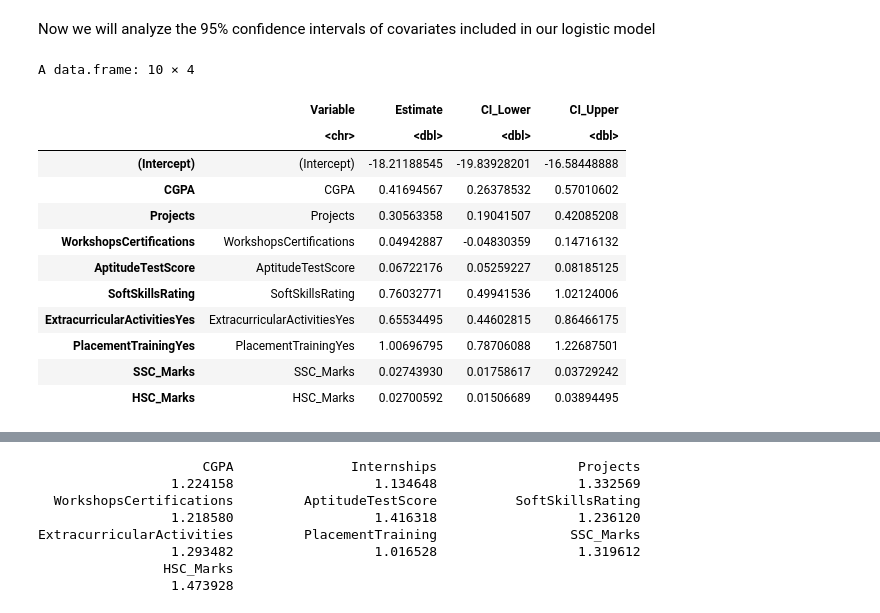
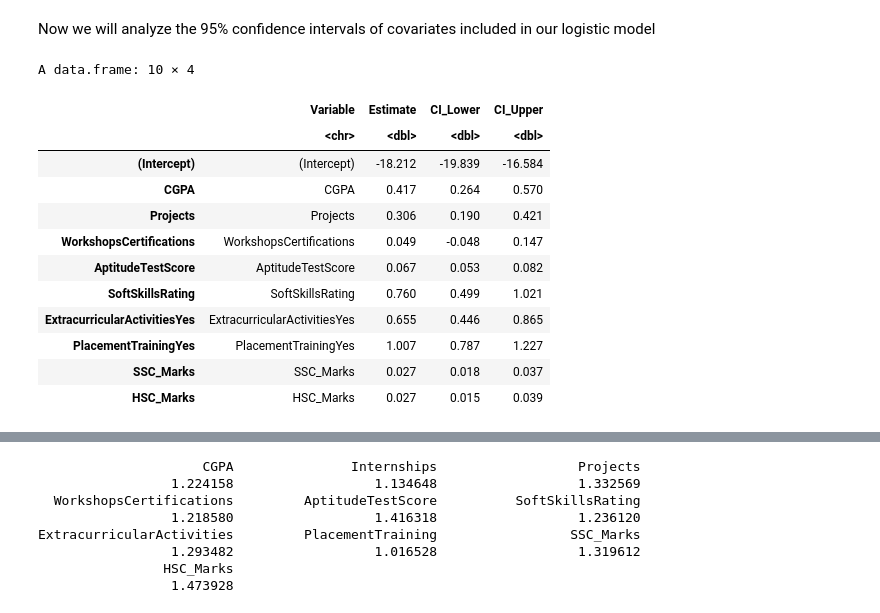
Before and after one commit to anniew02/placement-data, a Jupyter notebook: FinalProject.ipynb, the cells around one changed output, grey strips where cells are left out. Saved outputs shown, nothing was run; the diff lists cells and outputs as text; code cells hidden in the pictures.

```diff
--- a/FinalProject.ipynb
+++ b/FinalProject.ipynb
@@ -260,29 +260,29 @@ Now we will analyze the 95% confidence intervals of covariates included in our l
 # %%
 coefs <- summary(logistic_model)$coefficients[, 1]
 std_errs <- summary(logistic_model)$coefficients[, 2]
 
 ci_lower <- coefs - 1.96 * std_errs
 ci_upper <- coefs + 1.96 * std_errs
 
 coef_df <- data.frame(
   Variable = names(coefs),
-  Estimate = coefs,
-  CI_Lower = ci_lower,
-  CI_Upper = ci_upper
+  Estimate = round(coefs,3),
+  CI_Lower = round(ci_lower, 3),
+  CI_Upper = round(ci_upper, 3)
 )
 
 coef_df
 # %% [output]
 A data.frame: 10 × 4
 |  | Variable | Estimate | CI_Lower | CI_Upper |
 |  | <chr> | <dbl> | <dbl> | <dbl> |
-| (Intercept) | (Intercept) | -18.21188545 | -19.83928201 | -16.58448888 |
-| CGPA | CGPA | 0.41694567 | 0.26378532 | 0.57010602 |
-| Projects | Projects | 0.30563358 | 0.19041507 | 0.42085208 |
-| WorkshopsCertifications | WorkshopsCertifications | 0.04942887 | -0.04830359 | 0.14716132 |
-| AptitudeTestScore | AptitudeTestScore | 0.06722176 | 0.05259227 | 0.08185125 |
-| SoftSkillsRating | SoftSkillsRating | 0.76032771 | 0.49941536 | 1.02124006 |
-| ExtracurricularActivitiesYes | ExtracurricularActivitiesYes | 0.65534495 | 0.44602815 | 0.86466175 |
-| PlacementTrainingYes | PlacementTrainingYes | 1.00696795 | 0.78706088 | 1.22687501 |
-| SSC_Marks | SSC_Marks | 0.02743930 | 0.01758617 | 0.03729242 |
-| HSC_Marks | HSC_Marks | 0.02700592 | 0.01506689 | 0.03894495 |
+| (Intercept) | (Intercept) | -18.212 | -19.839 | -16.584 |
+| CGPA | CGPA | 0.417 | 0.264 | 0.570 |
+| Projects | Projects | 0.306 | 0.190 | 0.421 |
+| WorkshopsCertifications | WorkshopsCertifications | 0.049 | -0.048 | 0.147 |
+| AptitudeTestScore | AptitudeTestScore | 0.067 | 0.053 | 0.082 |
+| SoftSkillsRating | SoftSkillsRating | 0.760 | 0.499 | 1.021 |
+| ExtracurricularActivitiesYes | ExtracurricularActivitiesYes | 0.655 | 0.446 | 0.865 |
+| PlacementTrainingYes | PlacementTrainingYes | 1.007 | 0.787 | 1.227 |
+| SSC_Marks | SSC_Marks | 0.027 | 0.018 | 0.037 |
+| HSC_Marks | HSC_Marks | 0.027 | 0.015 | 0.039 |
```
Also changed, not shown: parts of 1 cell of this notebook.
